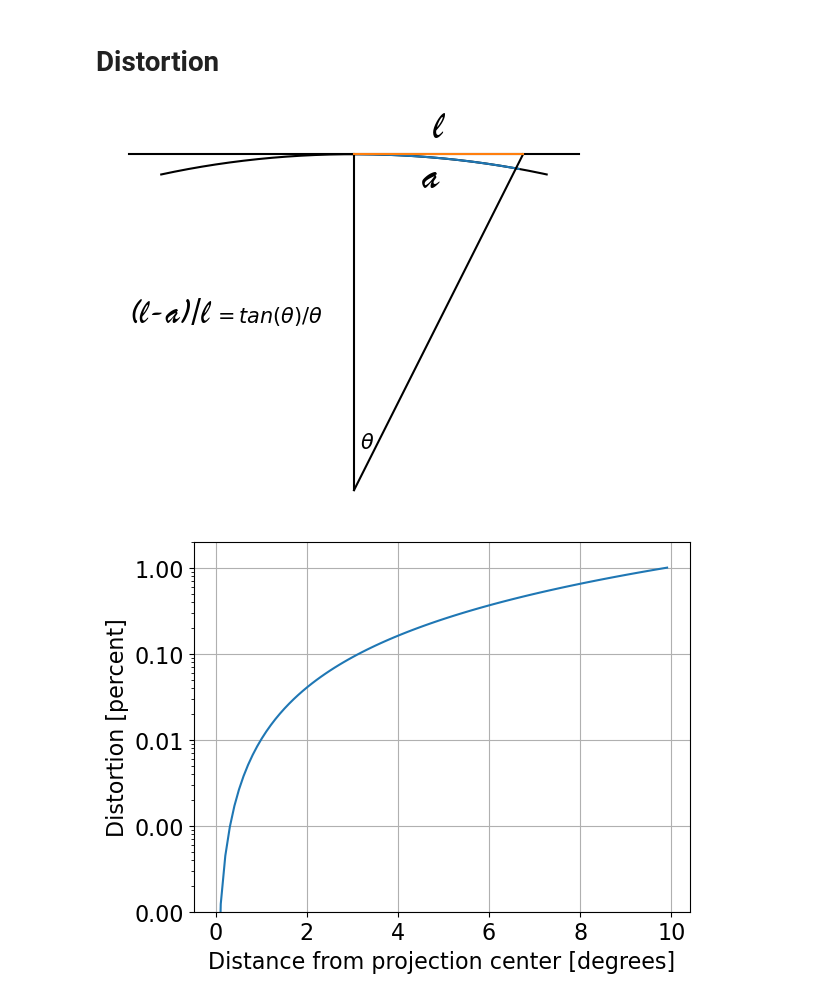
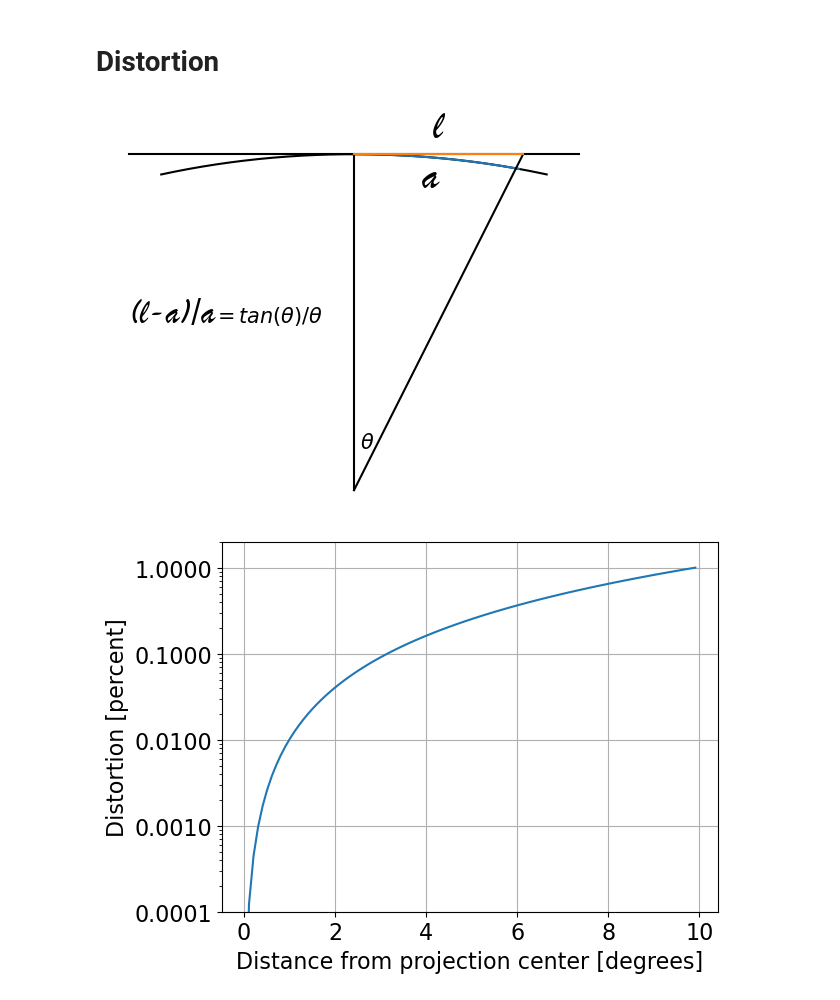
Before and after one commit to spacetelescope/skymap, a Jupyter notebook: notebook/Tessellation.ipynb, the cells around one changed output. Saved outputs shown, nothing was run; the diff lists cells and outputs as text; code cells hidden in the pictures.

```diff
--- a/notebook/Tessellation.ipynb
+++ b/notebook/Tessellation.ipynb
@@ -1226,8 +1226,8 @@ for itile in range(ntiles):
         #print('cell ', cutout.wcs)
         tile[icell]['name'] = namefmt.format(ra0_, dsign, dec0_, xsign, x0_, ysign, y0_)
         tile[icell]['tile_index'] = itile
-        tile[icell]['ra_center'] = '{0:.4f}'.format(a0[idx_, idy_])
-        tile[icell]['dec_center'] = '{0:.4f}'.format(d0[idx_, idy_])
+        tile[icell]['ra_center'] = '{0:.10f}'.format(a0[idx_, idy_])
+        tile[icell]['dec_center'] = '{0:.10f}'.format(d0[idx_, idy_])
         tile[icell]['x_center'] = 2500
         tile[icell]['y_center'] = 2500
         tile[icell]['orientat'] = ra0 - a0[idx_, idy_]
@@ -1235,21 +1235,21 @@ for itile in range(ntiles):
         tile[icell]['ny'] = 5000
         tile[icell]['x0_projection'] = x0[idx_, idy_] - nx
         tile[icell]['y0_projection'] = y0[idx_, idy_] - ny
-        tile[icell]['ra_projection_center'] = '{0:.4f}'.format(ra0)
-        tile[icell]['dec_projection_center'] = '{0:.4f}'.format(dec0)
+        tile[icell]['ra_projection_center'] = '{0:.10f}'.format(ra0)
+        tile[icell]['dec_projection_center'] = '{0:.10f}'.format(dec0)
         tile[icell]['orientat_projection_center'] = 0
-        tile[icell]['ra_tile_min'] = '{0:.4f}'.format(ramin_)
-        tile[icell]['ra_tile_max'] = '{0:.4f}'.format(ramax_)
-        tile[icell]['dec_tile_min'] = '{0:.4f}'.format(decmin_)
-        tile[icell]['dec_tile_max'] = '{0:.4f}'.format(decmax_)
-        tile[icell]['ra_corn1'] = '{0:.4f}'.format(a1e[idx_, idy_])
-        tile[icell]['dec_corn1'] = '{0:.4f}'.format(d1e[idx_, idy_])
-        tile[icell]['ra_corn2'] = '{0:.4f}'.format(a2e[idx_, idy_])
-        tile[icell]['dec_corn2'] = '{0:.4f}'.format(d2e[idx_, idy_])
-        tile[icell]['ra_corn3'] = '{0:.4f}'.format(a3e[idx_, idy_])
-        tile[icell]['dec_corn3'] = '{0:.4f}'.format(d3e[idx_, idy_])
-        tile[icell]['ra_corn4'] = '{0:.4f}'.format(a4e[idx_, idy_])
-        tile[icell]['dec_corn4'] = '{0:.4f}'.format(d4e[idx_, idy_])
+        tile[icell]['ra_tile_min'] = '{0:.10f}'.format(ramin_)
+        tile[icell]['ra_tile_max'] = '{0:.10f}'.format(ramax_)
+        tile[icell]['dec_tile_min'] = '{0:.10f}'.format(decmin_)
+        tile[icell]['dec_tile_max'] = '{0:.10f}'.format(decmax_)
+        tile[icell]['ra_corn1'] = '{0:.10f}'.format(a1e[idx_, idy_])
+        tile[icell]['dec_corn1'] = '{0:.10f}'.format(d1e[idx_, idy_])
+        tile[icell]['ra_corn2'] = '{0:.10f}'.format(a2e[idx_, idy_])
+        tile[icell]['dec_corn2'] = '{0:.10f}'.format(d2e[idx_, idy_])
+        tile[icell]['ra_corn3'] = '{0:.10f}'.format(a3e[idx_, idy_])
+        tile[icell]['dec_corn3'] = '{0:.10f}'.format(d3e[idx_, idy_])
+        tile[icell]['ra_corn4'] = '{0:.10f}'.format(a4e[idx_, idy_])
+        tile[icell]['dec_corn4'] = '{0:.10f}'.format(d4e[idx_, idy_])
         tile[icell]['pixel_scale'] = 0.05
     newdata = {itile: tile}
     tree.update(newdata)
@@ -1485,33 +1485,36 @@ plt.text(0.1,R/8,'$\\theta$', fontsize=15)
 fontname = 'Brush Script MT'
 plt.text(1.2, R*9/10, 'a', fontname=fontname, fontsize=30)
 plt.text(1.4, R*10.5/10, 'l', fontname=fontname, fontsize=30)
-plt.text(-4, R*.5, '(l-a)/l', fontname=fontname, fontsize=25)
+plt.text(-4, R*.5, '(l-a)/a', fontname=fontname, fontsize=25)
 plt.text(-2.5, R*.5, '$= tan(\\theta)/\\theta$ ',fontsize=15)
 plt.show()
 fig.savefig('distortionSketch.png')
 # %% [output]
-[figure, old version]
+[figure, new version]
 # %%
 import numpy as np
 from matplotlib.ticker import ScalarFormatter
+from matplotlib.ticker import StrMethodFormatter
 theta = np.arange(0.01,10,0.1)
 dist = np.tan(theta * np.pi/180)/(theta * np.pi/180) -1
 
 fig, ax = plt.subplots()
 ax.plot(theta, dist*100)
 ax.grid()
 ax.set_yscale('log')
 ax.set_ylim(.0001,2)
 formatter = ScalarFormatter()
 formatter.set_scientific(False)
 ax.yaxis.set_major_formatter(formatter)
+ax.yaxis.set_major_formatter(StrMethodFormatter('{x:,.4f}'))
+#ax.tick_params(axis='y', which='major', pad=25)
 ax.set_ylabel('Distortion [percent]')
 ax.set_xlabel('Distance from projection center [degrees]')
 fig.savefig('DistortionPlot.png')
 fig.savefig('DistortionPlot.png'.format(itile),bbox_inches="tight", pad_inches=0.2, transparent=True)
 plt.show()
 # %% [output]
-[figure, old version]
+[figure, new version]
 # %%
 from matplotlib import font_manager
 fonts = font_manager.get_font_names()
```
